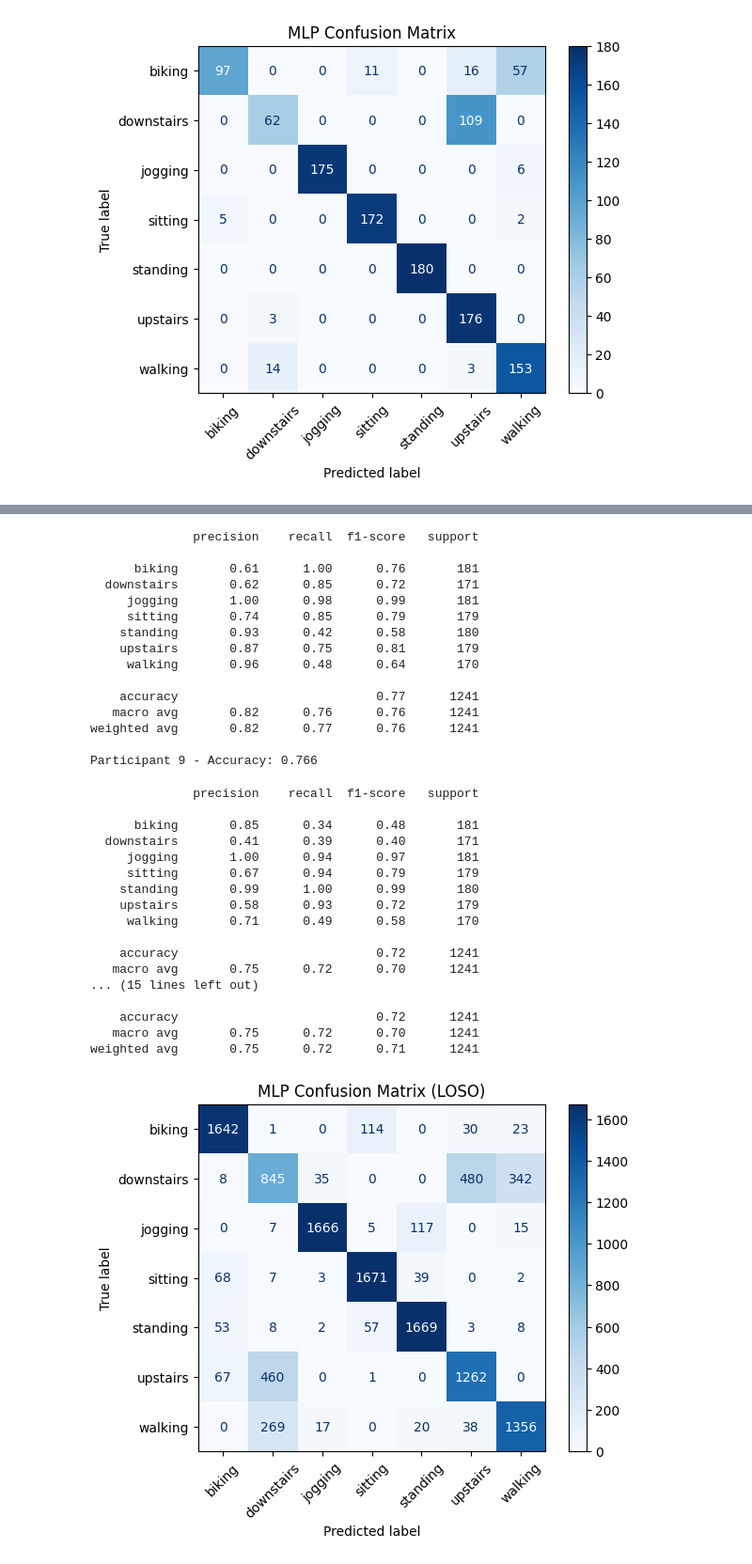
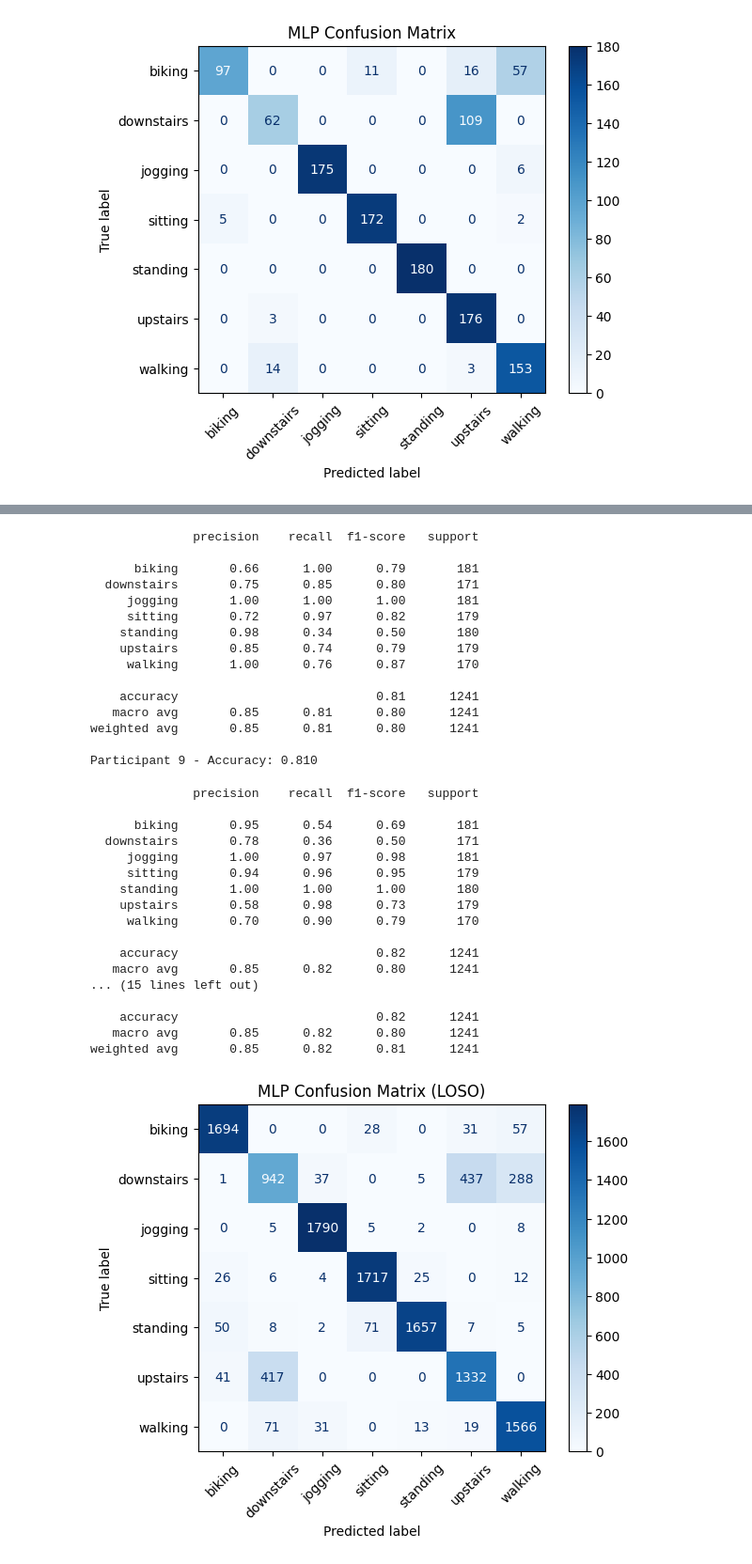
Before and after one commit to GaroGarabetian/Machine-Learning-Projects, a Jupyter notebook: Human Activity Recognition using machine learning and accelerometer/3.modeling_LOSO.ipynb, the cells around one changed output, grey strips where cells are left out. Shown: that part at 94% size. Cells and saved outputs as stored; diff of their text form; code cells hidden in the pictures.

```diff
--- a/Human Activity Recognition using machine learning and accelerometer/3.modeling_LOSO.ipynb
+++ b/Human Activity Recognition using machine learning and accelerometer/3.modeling_LOSO.ipynb
@@ -97,8 +97,8 @@ for pid in participants:
 
     # Train SVM classifier
     n_features = X_train.shape[1]
-   # svm_clf = SVC(kernel='rbf', C=1, gamma=1/n_features, random_state=42)
-    svm_clf = SVC(kernel='poly', C=0.1, gamma=1/n_features,degree = 2, random_state=42) #{'C': 0.1, 'gamma': 0.01, 'kernel': 'poly'}
+    svm_clf = SVC(kernel='rbf', C=10, gamma=0.025, random_state=42)
+   # svm_clf = SVC(kernel='poly', C=0.1, gamma=1/n_features,degree = 2, random_state=42) #{'C': 0.1, 'gamma': 0.01, 'kernel': 'poly'}
     svm_clf.fit(X_train, y_train)
 
     # Predict
@@ -621,7 +621,7 @@ for pid in participants:
     X_test = test_df.drop(['majority_activity', 'participant'], axis=1)
     y_test = test_df['majority_activity']
 
-    mlp = MLPClassifier(hidden_layer_sizes=(20, 10), solver='sgd', activation='tanh',
+    mlp = MLPClassifier(hidden_layer_sizes=(20, 20), solver='sgd', activation='tanh',
                         alpha=0.001, momentum=0.95, max_iter=500, random_state=42)
     mlp.fit(X_train, y_train)
     y_pred = mlp.predict(X_test)
@@ -774,36 +774,36 @@ Participant 8 - Accuracy: 0.851
               precision    recall  f1-score   support
 
-      biking       0.61      1.00      0.76       181
-  downstairs       0.62      0.85      0.72       171
-     jogging       1.00      0.98      0.99       181
-     sitting       0.74      0.85      0.79       179
-    standing       0.93      0.42      0.58       180
-    upstairs       0.87      0.75      0.81       179
-     walking       0.96      0.48      0.64       170
+      biking       0.66      1.00      0.79       181
+  downstairs       0.75      0.85      0.80       171
+     jogging       1.00      1.00      1.00       181
+     sitting       0.72      0.97      0.82       179
+    standing       0.98      0.34      0.50       180
+    upstairs       0.85      0.74      0.79       179
+     walking       1.00      0.76      0.87       170
 
-    accuracy                           0.77      1241
-   macro avg       0.82      0.76      0.76      1241
-weighted avg       0.82      0.77      0.76      1241
+    accuracy                           0.81      1241
+   macro avg       0.85      0.81      0.80      1241
+weighted avg       0.85      0.81      0.80      1241
 
-Participant 9 - Accuracy: 0.766
+Participant 9 - Accuracy: 0.810
               precision    recall  f1-score   support
 
-      biking       0.85      0.34      0.48       181
-  downstairs       0.41      0.39      0.40       171
-     jogging       1.00      0.94      0.97       181
-     sitting       0.67      0.94      0.79       179
-    standing       0.99      1.00      0.99       180
-    upstairs       0.58      0.93      0.72       179
-     walking       0.71      0.49      0.58       170
+      biking       0.95      0.54      0.69       181
+  downstairs       0.78      0.36      0.50       171
+     jogging       1.00      0.97      0.98       181
+     sitting       0.94      0.96      0.95       179
+    standing       1.00      1.00      1.00       180
+    upstairs       0.58      0.98      0.73       179
+     walking       0.70      0.90      0.79       170
 
-    accuracy                           0.72      1241
-   macro avg       0.75      0.72      0.70      1241
+    accuracy                           0.82      1241
+   macro avg       0.85      0.82      0.80      1241
 ... (15 lines left out)
 
-    accuracy                           0.72      1241
-   macro avg       0.75      0.72      0.70      1241
-weighted avg       0.75      0.72      0.71      1241
+    accuracy                           0.82      1241
+   macro avg       0.85      0.82      0.80      1241
+weighted avg       0.85      0.82      0.81      1241
-[figure, old version]
+[figure, new version]
 # %%
 print(f"MLP Test Accuracy: {mlp_acc:.3f}")
 print(classification_report(y_test, y_pred))
```
Also changed, not shown: parts of 6 cells of this notebook, 3 other files.
